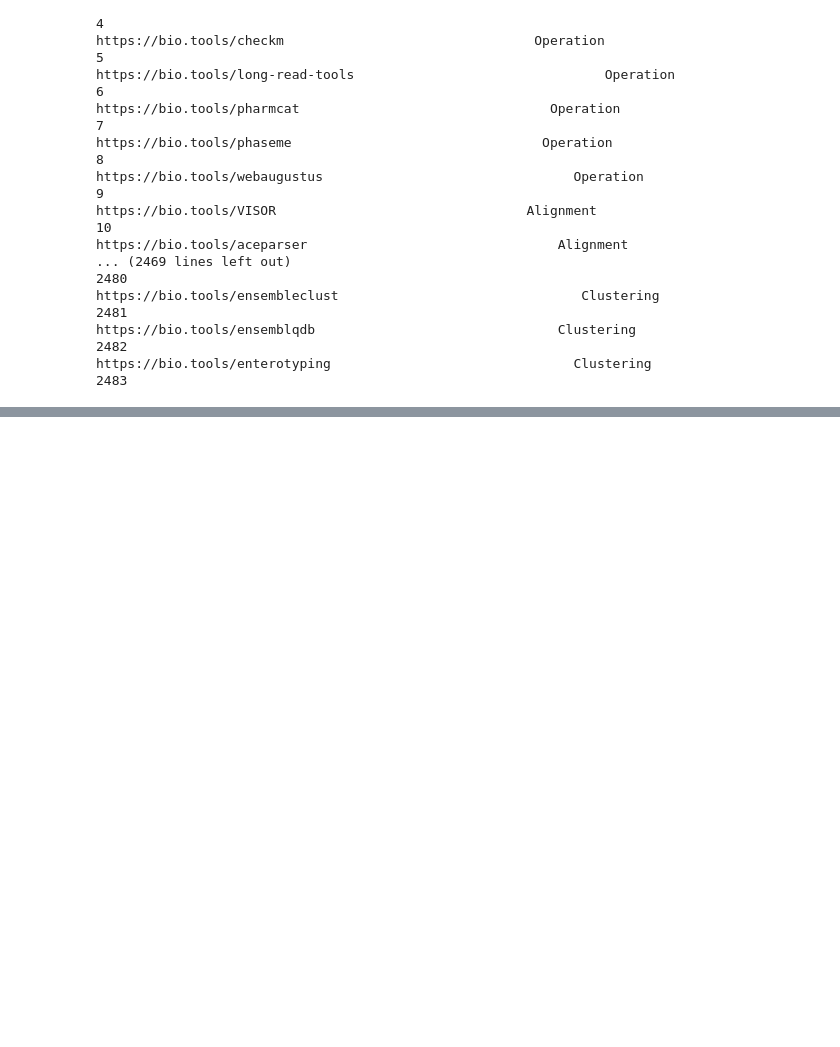
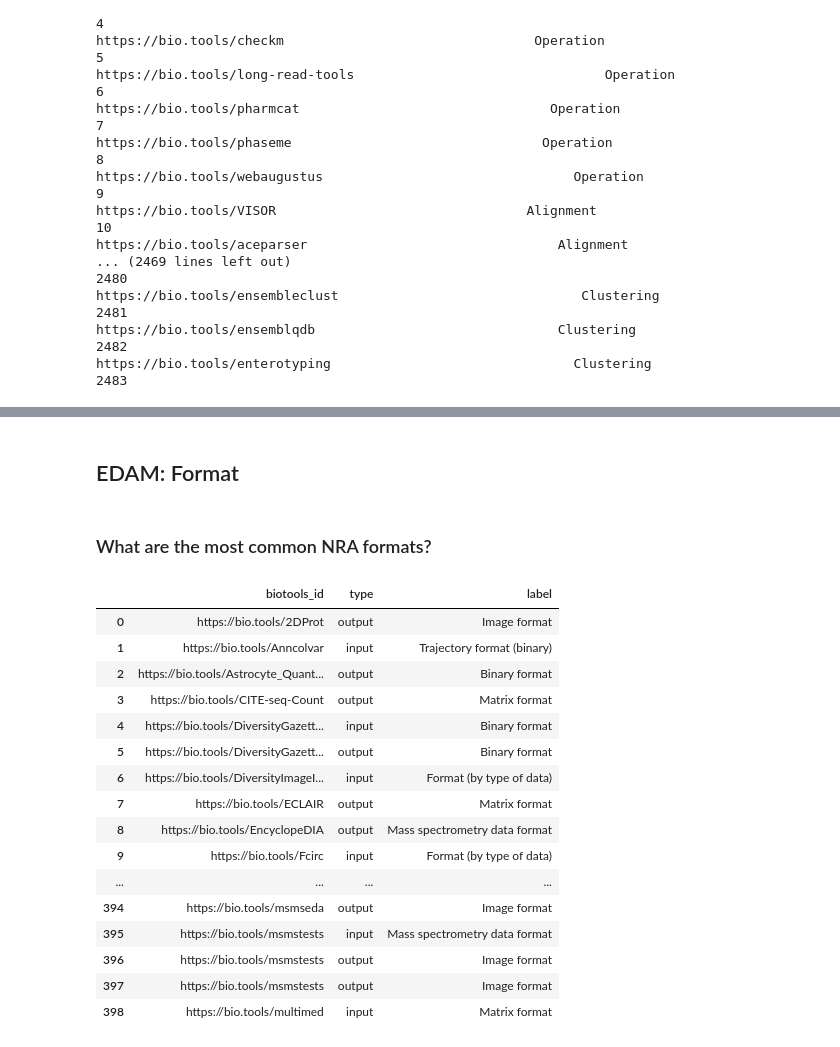
Before and after one commit to bio-tools/biohackathon2022, a Jupyter notebook: notebooks/NotRecommendedForAnnotation.ipynb, the cells around one changed output, grey strips where cells are left out. Saved outputs shown, nothing was run; the diff lists cells and outputs as text; code cells hidden in the pictures; blank space fills up the shorter version.

Commit message:
Added NRA formats

```diff
--- a/notebooks/NotRecommendedForAnnotation.ipynb
+++ b/notebooks/NotRecommendedForAnnotation.ipynb
@@ -226,0 +227,38 @@ remote_query(q)
+# %% [markdown]
+## EDAM: Format
+# %% [markdown]
+### What are the most common NRA formats?
+# %%
+q = '''
+SELECT ?biotools_id ?type ?label WHERE {
+    { ?biotools_id a sc:SoftwareApplication;
+      bsc:input [sc:encodingFormat ?format];
+      VALUES ?type {'input'}.}
+    UNION
+    { ?biotools_id a sc:SoftwareApplication;
+      bsc:output [sc:encodingFormat ?format];
+      VALUES ?type {'output'}.}
+   ?format rdfs:label ?label.
+   ?format edam:notRecommendedForAnnotation true.
+}
+ORDER BY ?biotools_id ?type
+'''
+remote_query(q)
+# %% [output]
+|  | biotools_id | type | label |
+| 0 | https://bio.tools/2DProt | output | Image format |
+| 1 | https://bio.tools/Anncolvar | input | Trajectory format (binary) |
+| 2 | https://bio.tools/Astrocyte_Quant... | output | Binary format |
+| 3 | https://bio.tools/CITE-seq-Count | output | Matrix format |
+| 4 | https://bio.tools/DiversityGazett... | input | Binary format |
+| 5 | https://bio.tools/DiversityGazett... | output | Binary format |
+| 6 | https://bio.tools/DiversityImageI... | input | Format (by type of data) |
+| 7 | https://bio.tools/ECLAIR | output | Matrix format |
+| 8 | https://bio.tools/EncyclopeDIA | output | Mass spectrometry data format |
+| 9 | https://bio.tools/Fcirc | input | Format (by type of data) |
+| ... | ... | ... | ... |
+| 394 | https://bio.tools/msmseda | output | Image format |
+| 395 | https://bio.tools/msmstests | input | Mass spectrometry data format |
+| 396 | https://bio.tools/msmstests | output | Image format |
+| 397 | https://bio.tools/msmstests | output | Image format |
+| 398 | https://bio.tools/multimed | input | Matrix format |
```
Also changed, not shown: parts of 12 cells of this notebook.
